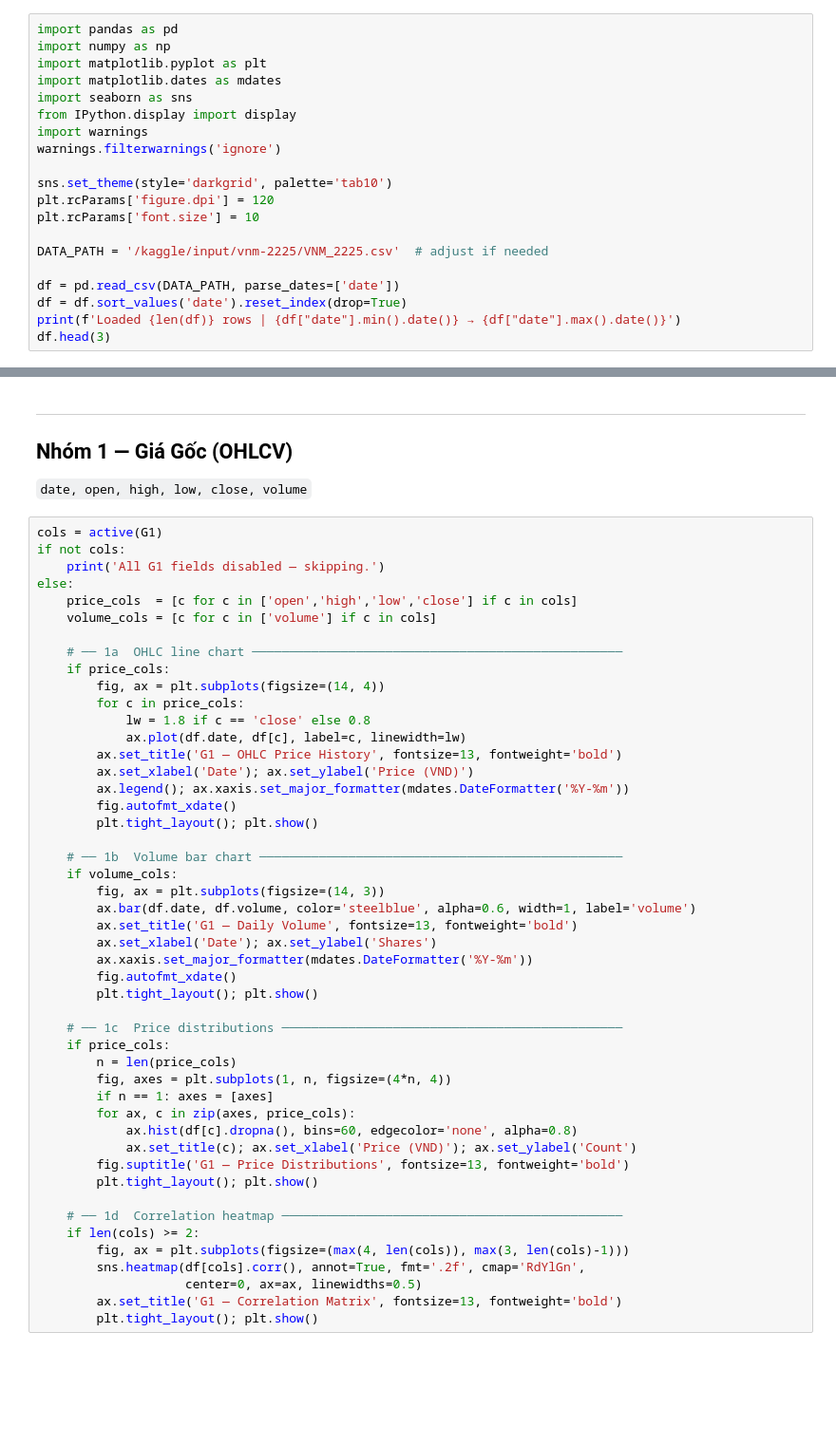
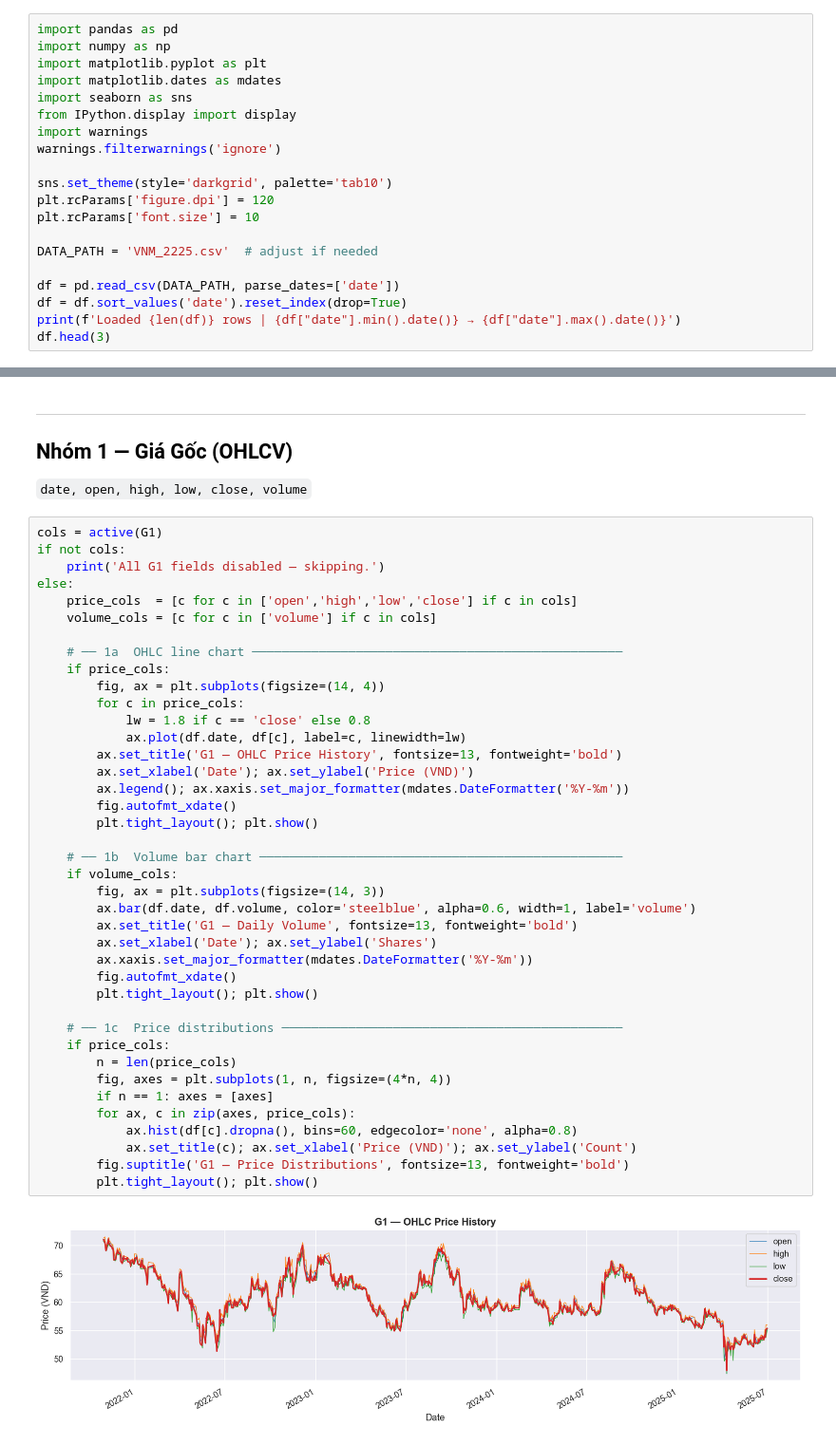
Before and after one commit to MinhLaFuch/data-analysis-and-visualization-vnm-22-25, a Jupyter notebook: vnm_eda.ipynb, the cells around one changed output, grey strips where cells are left out. Shown at 95% size. Saved outputs shown, nothing was run; the diff lists cells and outputs as text; blank space fills up the shorter version.

Commit message:
remove corr

```diff
--- a/vnm_eda.ipynb
+++ b/vnm_eda.ipynb
@@ -26,7 +26,7 @@ sns.set_theme(style='darkgrid', palette='tab10')
 plt.rcParams['figure.dpi'] = 120
 plt.rcParams['font.size'] = 10
 
-DATA_PATH = '/kaggle/input/vnm-2225/VNM_2225.csv'  # adjust if needed
+DATA_PATH = 'VNM_2225.csv'  # adjust if needed
 
 df = pd.read_csv(DATA_PATH, parse_dates=['date'])
 df = df.sort_values('date').reset_index(drop=True)
@@ -167,38 +219,32 @@ else:
         fig, ax = plt.subplots(figsize=(14, 4))
         for c in price_cols:
             lw = 1.8 if c == 'close' else 0.8
             ax.plot(df.date, df[c], label=c, linewidth=lw)
         ax.set_title('G1 — OHLC Price History', fontsize=13, fontweight='bold')
         ax.set_xlabel('Date'); ax.set_ylabel('Price (VND)')
         ax.legend(); ax.xaxis.set_major_formatter(mdates.DateFormatter('%Y-%m'))
         fig.autofmt_xdate()
         plt.tight_layout(); plt.show()
 
     # ── 1b  Volume bar chart ─────────────────────────────────────────────────
     if volume_cols:
         fig, ax = plt.subplots(figsize=(14, 3))
         ax.bar(df.date, df.volume, color='steelblue', alpha=0.6, width=1, label='volume')
         ax.set_title('G1 — Daily Volume', fontsize=13, fontweight='bold')
         ax.set_xlabel('Date'); ax.set_ylabel('Shares')
         ax.xaxis.set_major_formatter(mdates.DateFormatter('%Y-%m'))
         fig.autofmt_xdate()
         plt.tight_layout(); plt.show()
 
     # ── 1c  Price distributions ──────────────────────────────────────────────
     if price_cols:
         n = len(price_cols)
         fig, axes = plt.subplots(1, n, figsize=(4*n, 4))
         if n == 1: axes = [axes]
         for ax, c in zip(axes, price_cols):
             ax.hist(df[c].dropna(), bins=60, edgecolor='none', alpha=0.8)
             ax.set_title(c); ax.set_xlabel('Price (VND)'); ax.set_ylabel('Count')
         fig.suptitle('G1 — Price Distributions', fontsize=13, fontweight='bold')
         plt.tight_layout(); plt.show()
-
-    # ── 1d  Correlation heatmap ──────────────────────────────────────────────
-    if len(cols) >= 2:
-        fig, ax = plt.subplots(figsize=(max(4, len(cols)), max(3, len(cols)-1)))
-        sns.heatmap(df[cols].corr(), annot=True, fmt='.2f', cmap='RdYlGn',
-                    center=0, ax=ax, linewidths=0.5)
-        ax.set_title('G1 — Correlation Matrix', fontsize=13, fontweight='bold')
-        plt.tight_layout(); plt.show()
+# %% [output]
+[figure, added]
```
Also changed, not shown: parts of 23 cells of this notebook.
